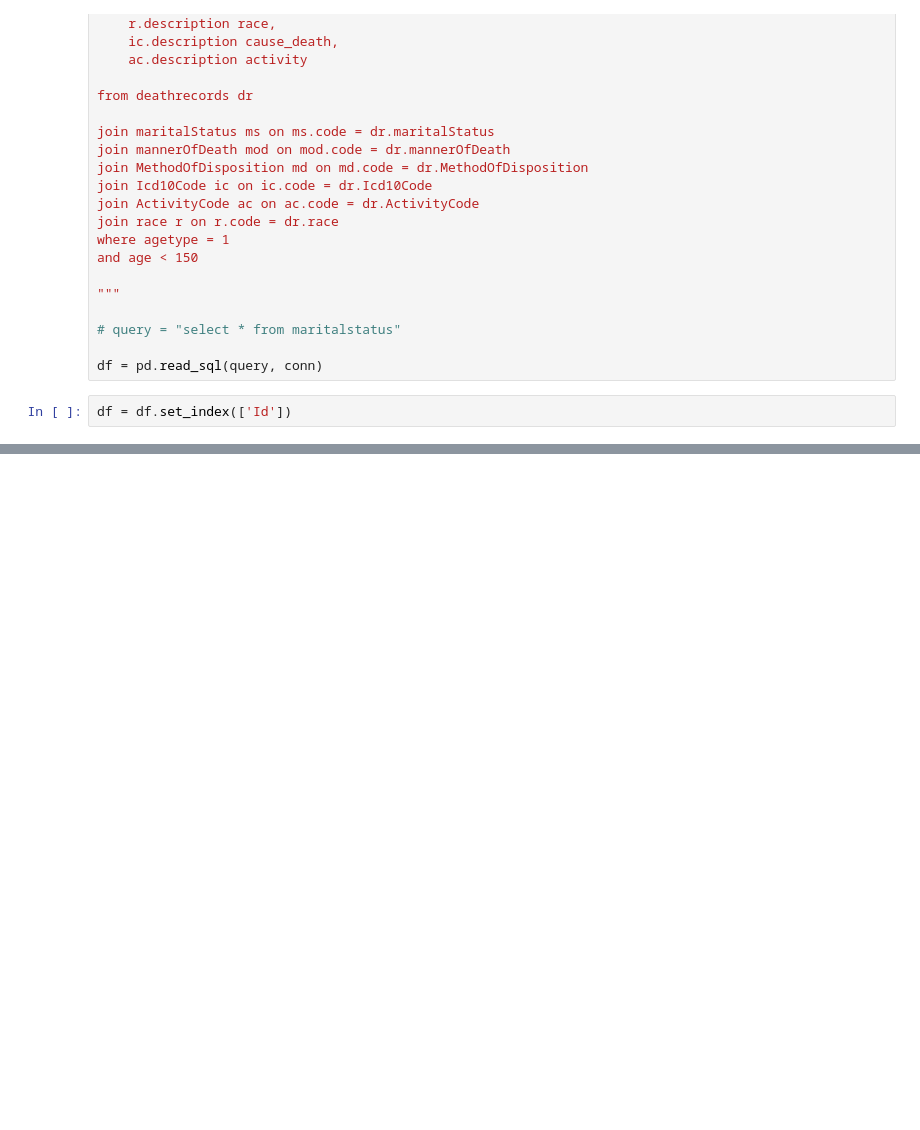
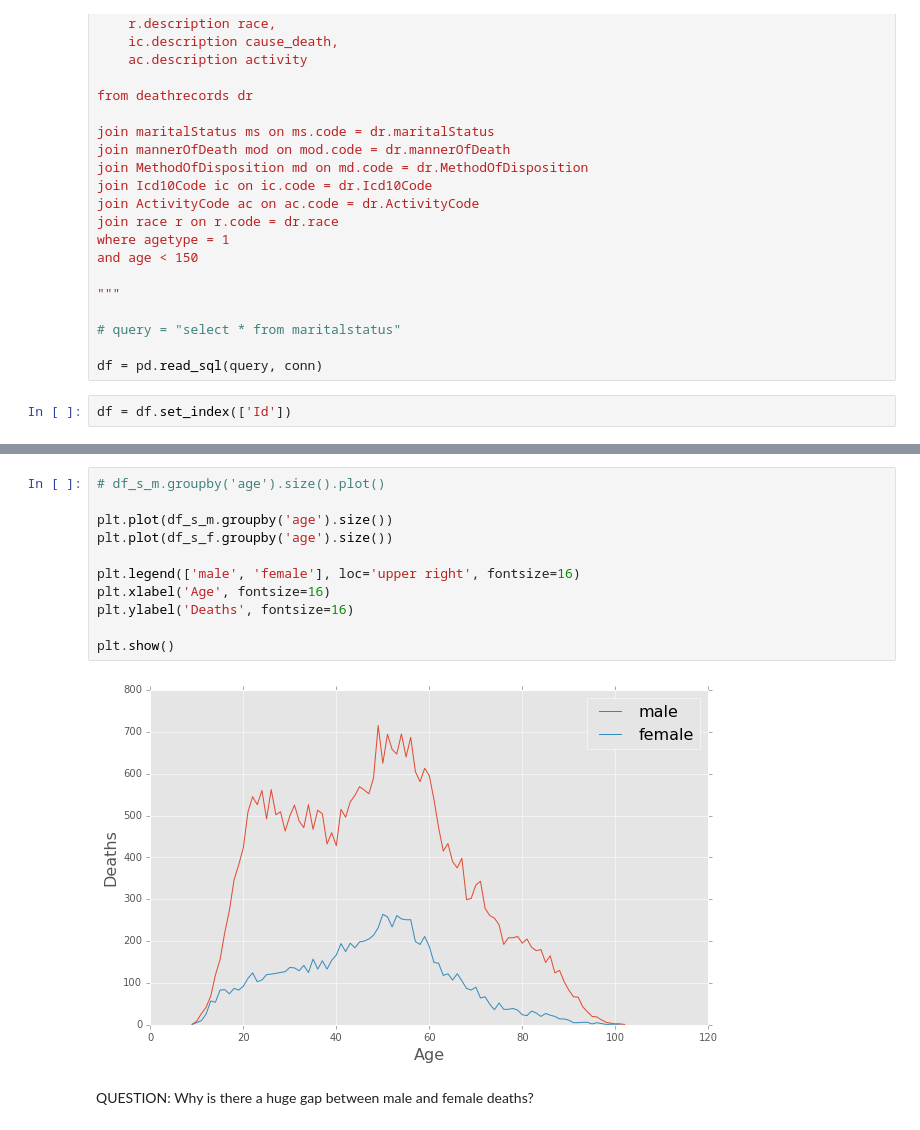
Before and after one commit to tkazi/miscellaneous, a Jupyter notebook: notebooks/kaggle - death-records.ipynb, the cells around one changed output, grey strips where cells are left out. Saved outputs shown, nothing was run; the diff lists cells and outputs as text; blank space fills up the shorter version.

```diff
--- a/notebooks/kaggle - death-records.ipynb
+++ b/notebooks/kaggle - death-records.ipynb
@@ -118,0 +129,17 @@ See the the caveats in the documentation: http://pandas.pydata.org/pandas-docs/s
+# %%
+# df_s_m.groupby('age').size().plot()
+
+plt.plot(df_s_m.groupby('age').size())
+plt.plot(df_s_f.groupby('age').size())
+
+plt.legend(['male', 'female'], loc='upper right', fontsize=16)
+plt.xlabel('Age', fontsize=16)
+plt.ylabel('Deaths', fontsize=16)
+
+plt.show()
+# %% [output]
+[figure, added]
+# %% [markdown]
+
+QUESTION:
+Why is there a huge gap between male and female deaths?
```
Also changed, not shown: parts of 24 cells of this notebook.
